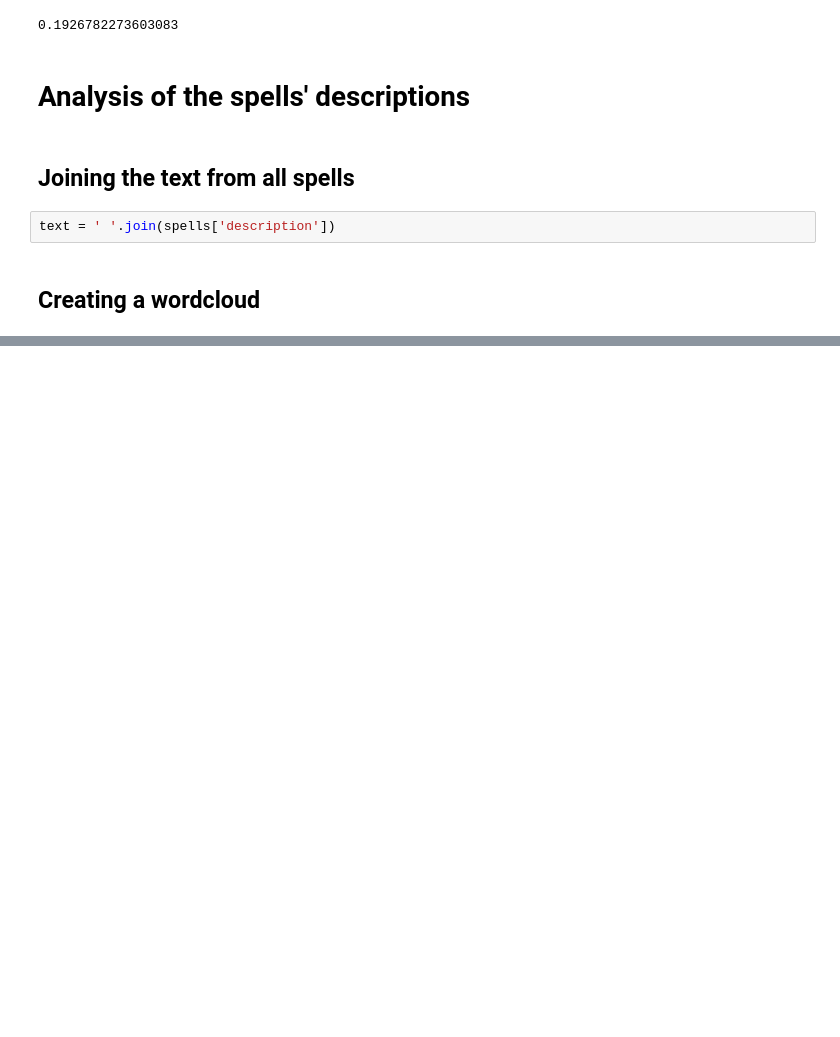
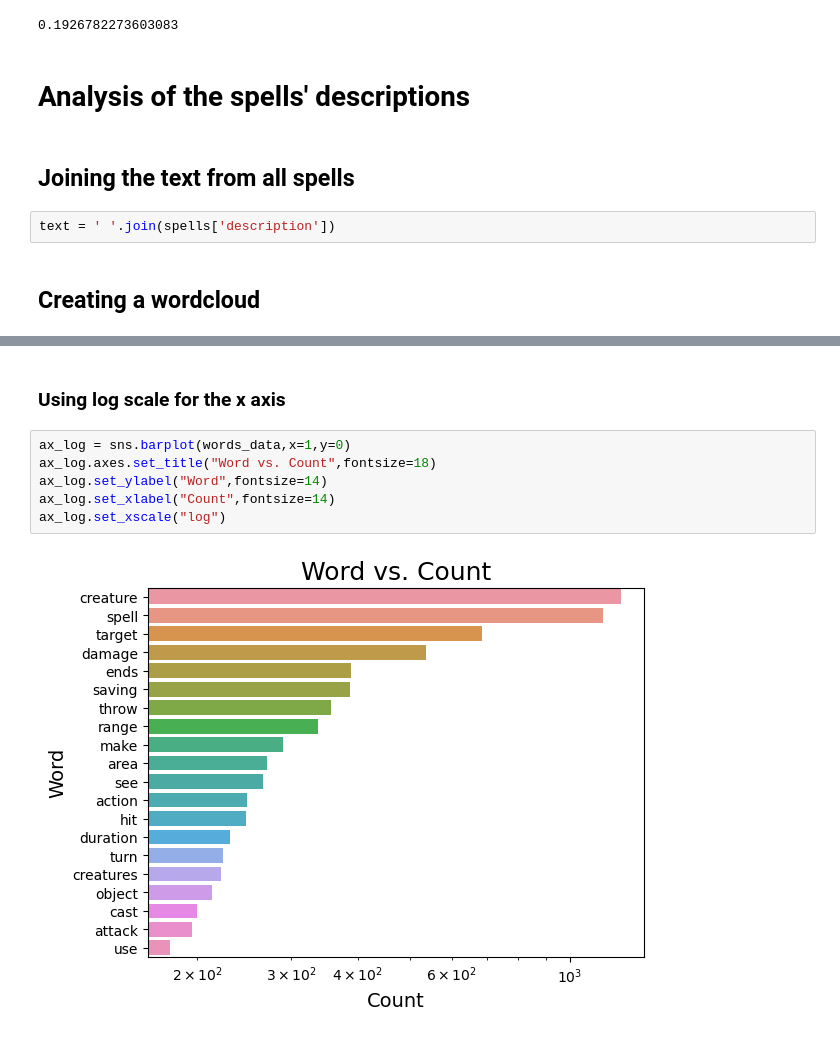
Before and after one commit to TheDataRogue/dnd-5e-spells, a Jupyter notebook: analysis/spells_analysis.ipynb, the cells around one changed output, grey strips where cells are left out. Drawn from its saved outputs; the diff is of its cells as text; blank space fills up the shorter version.

```diff
--- a/analysis/spells_analysis.ipynb
+++ b/analysis/spells_analysis.ipynb
@@ -1817,0 +2548,10 @@ plt.show()
+# %% [markdown]
+### Using log scale for the x axis
+# %%
+ax_log = sns.barplot(words_data,x=1,y=0)
+ax_log.axes.set_title("Word vs. Count",fontsize=18)
+ax_log.set_ylabel("Word",fontsize=14)
+ax_log.set_xlabel("Count",fontsize=14)
+ax_log.set_xscale("log")
+# %% [output]
+[figure, added]
```
Also changed, not shown: parts of 56 cells of this notebook, 1 other file.
